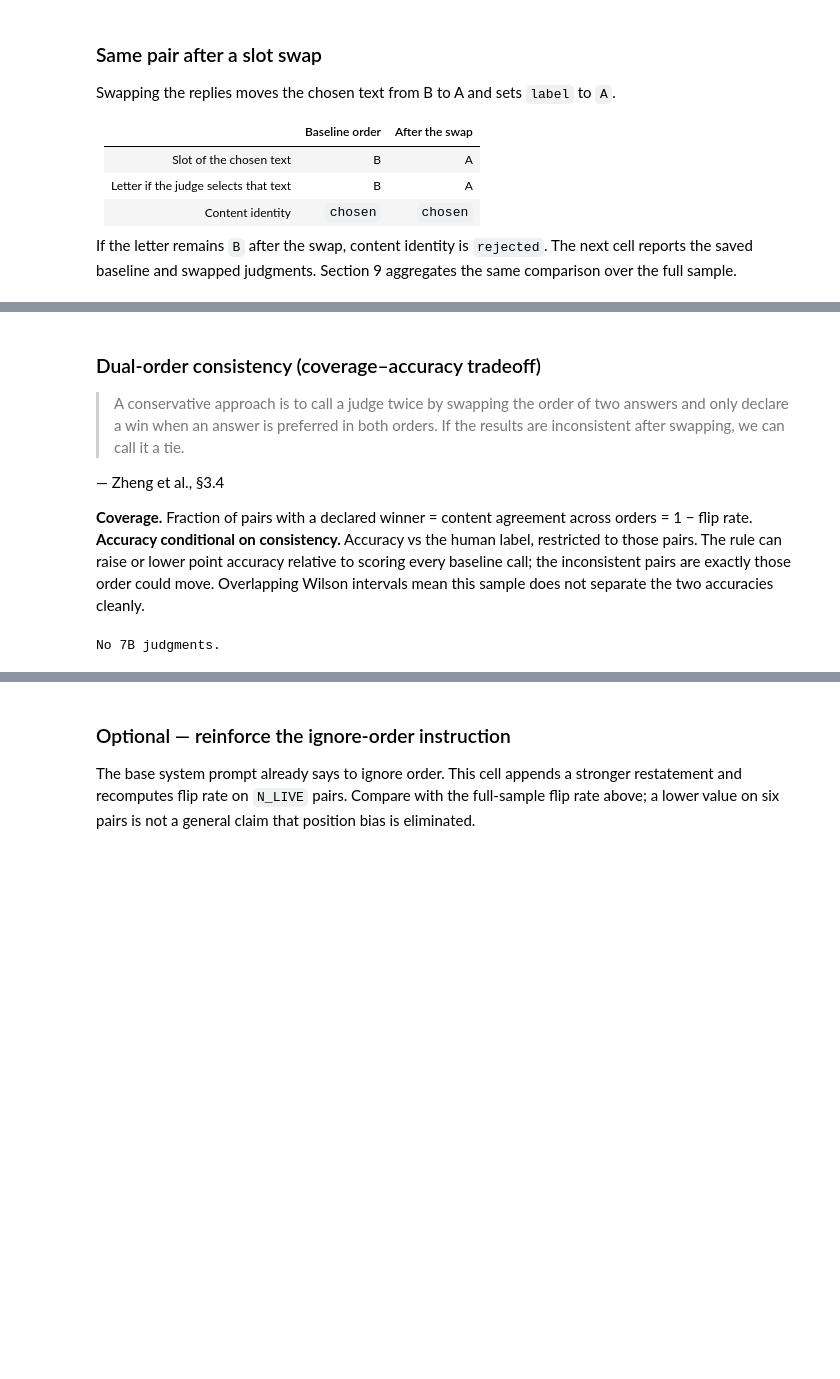
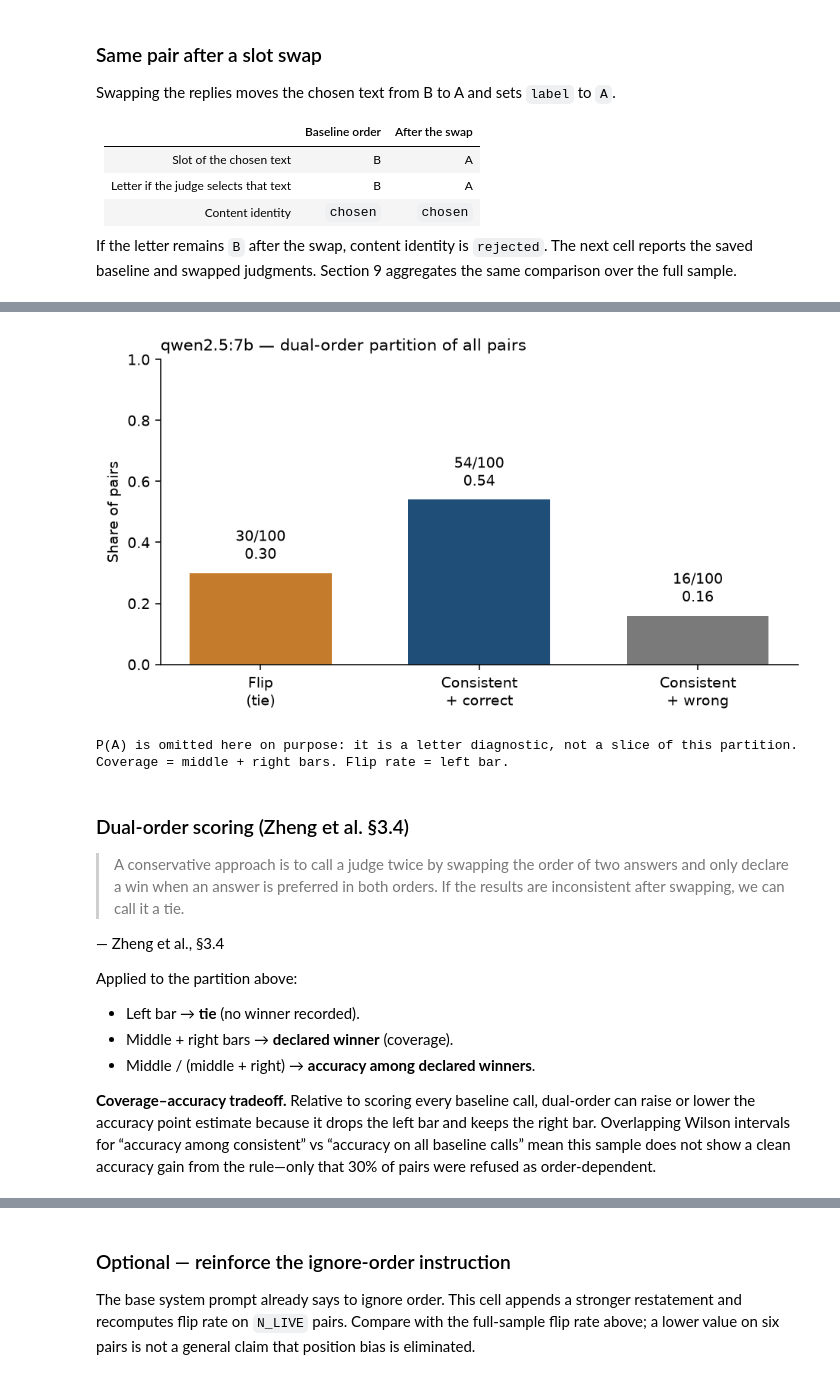
Before and after one commit to fcavaletto/preference-consistency, a Jupyter notebook: notebooks/walkthrough_local_judge.ipynb, the cells around one changed output, grey strips where cells are left out. Cells and saved outputs as stored; diff of their text form; code cells hidden in the pictures; blank space fills up the shorter version.

```diff
--- a/notebooks/walkthrough_local_judge.ipynb
+++ b/notebooks/walkthrough_local_judge.ipynb
@@ -663,49 +626,44 @@ Run make study for the 7B table.
 # %%
 if qwen_df is not None:
     stats = position_stats(qwen_df)
-    pa = letter_rate(qwen_df[qwen_df.condition == "baseline"], "A")
-    flip = stats["flip"]
-    agree = stats["agreement"]
-    labels = ["P(A) baseline", "Flip rate", "Dual-order agree"]
-    rates = [pa, flip, agree]
-    fig, ax = plt.subplots(figsize=(6.5, 3.8))
-    ax.bar(range(3), [r.point for r in rates], color=["#1F4E79", "#C47B2B", "#1F4E79"], width=0.65, zorder=2)
-    yerr = [
-        [max(0.0, r.point - r.ci_low) for r in rates],
-        [max(0.0, r.ci_high - r.point) for r in rates],
-    ]
-    ax.errorbar(range(3), [r.point for r in rates], yerr=yerr, fmt="none", ecolor="#222", elinewidth=1, capsize=3, zorder=3)
+    n = stats["agreement"].n
+    n_flip = stats["flip"].k
+    n_right = stats["accuracy_consistent"].k
+    n_wrong = stats["n_consistent"] - n_right
+    # Partition chart: three shares of the same n (sum to 1).
+    labels = ["Flip\n(tie)", "Consistent\n+ correct", "Consistent\n+ wrong"]
+    counts = [n_flip, n_right, n_wrong]
+    points = [c / n for c in counts]
+    colors = ["#C47B2B", "#1F4E79", "#7A7A7A"]
+    fig, ax = plt.subplots(figsize=(6.8, 3.8))
+    ax.bar(range(3), points, color=colors, width=0.65, zorder=2)
     ax.set_xticks(range(3), labels)
     ax.set_ylim(0, 1)
-    ax.set_ylabel("Rate")
-    ax.set_title("qwen2.5:7b — position: baseline letter rate and order stability", loc="left", fontsize=11)
+    ax.set_ylabel("Share of pairs")
+    ax.set_title("qwen2.5:7b — dual-order partition of all pairs", loc="left", fontsize=11)
     ax.spines["top"].set_visible(False)
     ax.spines["right"].set_visible(False)
-    for i, r in enumerate(rates):
-        ax.text(i, r.point + 0.03, f"{r.point:.2f}", ha="center", va="bottom", fontsize=10)
+    for i, (c, p) in enumerate(zip(counts, points)):
+        ax.text(i, p + 0.03, f"{c}/{n}\n{p:.2f}", ha="center", va="bottom", fontsize=10)
     fig.tight_layout()
     show_fig(fig)
+    print("P(A) is omitted here on purpose: it is a letter diagnostic, not a slice of this partition.")
+    print("Coverage = middle + right bars. Flip rate = left bar.")
+# %% [output]
+[figure, added]
+P(A) is omitted here on purpose: it is a letter diagnostic, not a slice of this partition.
+Coverage = middle + right bars. Flip rate = left bar.
 # %% [markdown]
-### Dual-order consistency (coverage–accuracy tradeoff)
+### Dual-order scoring (Zheng et al. §3.4)
 
 > A conservative approach is to call a judge twice by swapping the order of two answers and only declare a win when an answer is preferred in both orders. If the results are inconsistent after swapping, we can call it a tie.
 
 — Zheng et al., §3.4
 
-**Coverage.** Fraction of pairs with a declared winner = content agreement across orders = 1 − flip rate. **Accuracy conditional on consistency.** Accuracy vs the human label, restricted to those pairs. The rule can raise or lower point accuracy relative to scoring every baseline call; the inconsistent pairs are exactly those order could move. Overlapping Wilson intervals mean this sample does not separate the two accuracies cleanly.
+Applied to the partition above:
+
+- Left bar → **tie** (no winner recorded).
+- Middle + right bars → **declared winner** (coverage).
+- Middle / (middle + right) → **accuracy among declared winners**.
+
+**Coverage–accuracy tradeoff.** Relative to scoring every baseline call, dual-order can raise or lower the accuracy point estimate because it drops the left bar and keeps the right bar. Overlapping Wilson intervals for “accuracy among consistent” vs “accuracy on all baseline calls” mean this sample does not show a clean accuracy gain from the rule—only that 30% of pairs were refused as order-dependent.
-# %%
-if qwen_df is None:
-    print("No 7B judgments.")
-else:
-    stats = position_stats(qwen_df)
-    n = stats["agreement"].n
-    print(f"Coverage (declared winners): {stats['n_consistent']} / {n}")
-    print("Coverage rate (= 1 − flip rate):", fmt_rate(stats["agreement"]))
-    print("Accuracy | consistent:          ", fmt_rate(stats["accuracy_consistent"]))
-    base = qwen_df[qwen_df.condition == "baseline"]
-    print("Accuracy | all baseline calls:  ", fmt_rate(accuracy_rate(base)))
-    print()
-    print("What the intervals support: the fraction of pairs refused as ties, and accuracy on the rest.")
-    print("What they do not support alone: a claim that dual-order strictly improves accuracy on this n.")
-# %% [output]
-No 7B judgments.
```
Also changed, not shown: parts of 23 cells of this notebook, 3 other files.
